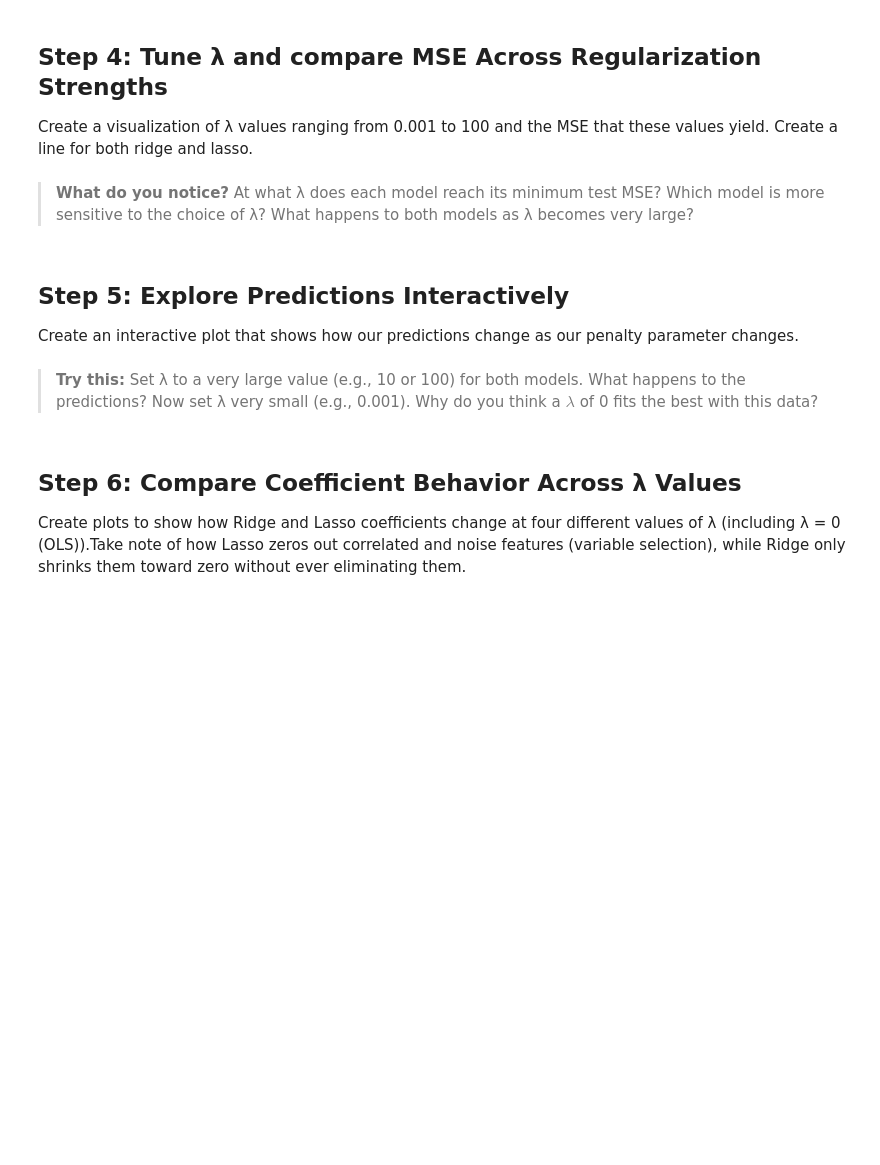
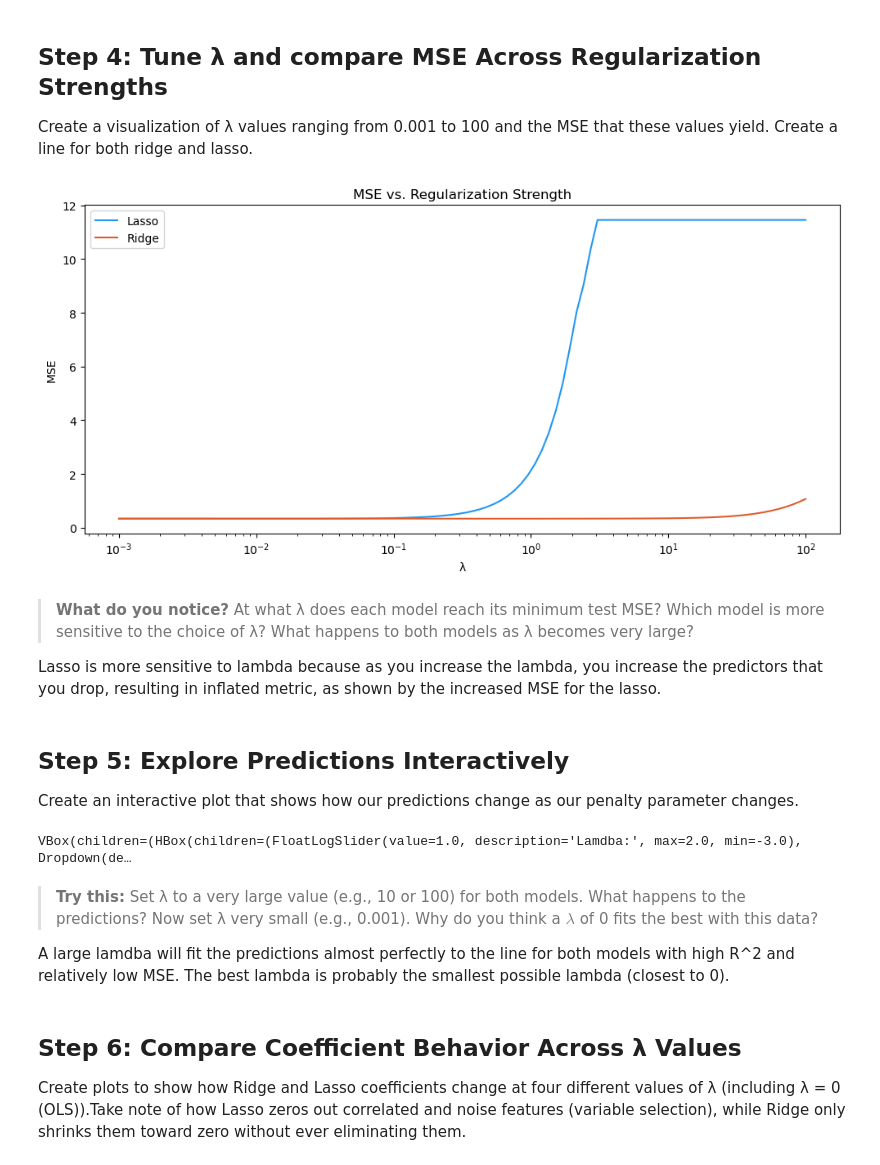
Before and after one commit to vedikaS-byte/eds232-labs, a Jupyter notebook: lab5.ipynb, the cells around one changed output. Saved outputs shown, nothing was run; the diff lists cells and outputs as text; code cells hidden in the pictures; blank space fills up the shorter version.

```diff
--- a/lab5.ipynb
+++ b/lab5.ipynb
@@ -64,6 +64,7 @@ X = np.column_stack([X1, X2, X3, X4, X5, X6])
 y = 3 * X1 + 2 * X2 + np.random.normal(0, 0.5, n_samples)
 # %%
 # Split data into training and testing sets
+X_train, X_test, y_train, y_test = train_test_split(X, y, test_size = 0.3, random_state= 42)
 # %% [markdown]
 **Note**: Our synthetic data were drawn from N(0,1), so they are already on the same scale. However, with real environmental data that is often not on the same scale, you would need to scale at this point.
 # %% [markdown]
@@ -83,12 +84,16 @@ Ridge keeps *all* predictors in the model. It shrinks their coefficients but nev
 Fit a Ridge model using sklearn's default λ and evaluate its performance on the test set.
 # %%
 # Create and fit Ridge regression model
+ridge_model = Ridge() # empty model
+# Fit to training data
+ridge_model.fit(X_train, y_train)
 
+# Generate predictions
+ridge_predictions = ridge_model.predict(X_test)
 
 # Calculate MSE and R^2 for Ridge regression
-
-
-
+ridge_mse = mean_squared_error(y_test, ridge_predictions)
+ridge_r2 = r2_score(y_test, ridge_predictions)
 
 print("Ridge Regression MSE:", ridge_mse)
 print("Ridge Regression R²:", ridge_r2)
@@ -104,10 +112,13 @@ This small change has a major consequence: the $\ell_1$ penalty can force coeffi
 Fit a Lasso model using sklearn's default λ and compare its performance to Ridge.
 # %%
 # Create and fit Lasso regression model
-
+lasso_model = Lasso()
+lasso_model.fit(X_train, y_train)
+lasso_predictions = lasso_model.predict(X_test)
 
 # Calculate MSE and R^2 for Lasso regression
-
+lasso_mse = mean_squared_error(y_test, lasso_predictions)
+lasso_r2 = r2_score(y_test, lasso_predictions)
 
 
 
@@ -121,24 +136,40 @@ print("Lasso Regression R²:", lasso_r2)
 Create a visualization of λ values ranging from 0.001 to 100 and the MSE that these values yield. Create a line for both ridge and lasso.
 # %%
 # Visualize lambdas against MSE for Lasso and Ridge
+mse_lasso = []
+mse_ridge = []
 
-# 100 values from 0.001 to 100
+lambdas = np.logspace(-3,2,100) # 100 values from 0.001 to 100
 
+for lam in lambdas:
+    lasso = Lasso(alpha = lam)
+    ridge = Ridge(alpha= lam)
+
+    lasso.fit(X_train, y_train)
+    ridge.fit(X_train, y_train)
+
+    # Evaluate on the test set
+    mse_lasso.append(mean_squared_error(y_test, lasso.predict(X_test)))
+    mse_ridge.append(mean_squared_error(y_test, ridge.predict(X_test)))
 
 
 
 plt.figure(figsize=(10, 5))
 plt.plot(lambdas, mse_lasso, label='Lasso', color='#2196F3')
 plt.plot(lambdas, mse_ridge, label='Ridge', color='#E05B2B')
 plt.xscale('log')
 plt.xlabel('λ')
 plt.ylabel('MSE')
 plt.title('MSE vs. Regularization Strength')
 plt.legend()
 plt.tight_layout()
 plt.show()
+# %% [output]
+[figure, added]
 # %% [markdown]
 > **What do you notice?** At what λ does each model reach its minimum test MSE? Which model is more sensitive to the choice of λ? What happens to both models as λ becomes very large?
+
+Lasso is more sensitive to lambda because as you increase the lambda, you increase the predictors that you drop, resulting in inflated metric, as shown by the increased MSE for the lasso.
 # %% [markdown]
 ## Step 5: Explore Predictions Interactively
 
@@ -147,12 +178,24 @@ Create an interactive plot that shows how our predictions change as our penalty
 from ipywidgets import FloatLogSlider, Dropdown, HBox, VBox, interactive_output
 from IPython.display import display
 
+lambda_slider = FloatLogSlider(value = 1, base = 10, min = -3, max =2, step = .1, description = "Lamdba:")
+model_dropdown= Dropdown(options = ["Lasso", "Ridge"], description = "Model:")
 
+def plot_predictions(lam, model_type):
 
+    # Color code by model type
+    color = "Blue" if model_type == "Lasso" else "#E05b2b"
+
+    model = Lasso(alpha=lam) if model_type == "Lasso" else Ridge(alpha = lam)
+    model.fit(X_train, y_train)
+    y_pred = model.predict(X_test)
+
+    mse = mean_squared_error(y_test, y_pred)
+    r2 = r2_score(y_test, y_pred)
 
     fig, ax = plt.subplots(figsize=(7, 6))
     # Add scatter
-
+    ax.scatter(y_test, y_pred, color = color, alpha = .6, s = 50)
     lims = [min(y_test.min(), y_pred.min()) - 0.5,
             max(y_test.max(), y_pred.max()) + 0.5]
     ax.plot(lims, lims, 'k--', lw=1.5, label='Perfect prediction')
@@ -167,8 +210,19 @@ from IPython.display import display
     plt.tight_layout()
     plt.show()
     plt.close(fig)
+
+# interact(plot_predictions, lam = lambda_slider, model_type = model_dropdown)
+
+
+
+out = interactive_output(plot_predictions, {'lam': lambda_slider, 'model_type': model_dropdown})
+display(VBox([HBox([lambda_slider, model_dropdown]), out]))
+# %% [output]
+VBox(children=(HBox(children=(FloatLogSlider(value=1.0, description='Lamdba:', max=2.0, min=-3.0), Dropdown(de…
 # %% [markdown]
 > **Try this:** Set λ to a very large value (e.g., 10 or 100) for both models. What happens to the predictions? Now set λ very small (e.g., 0.001). Why do you think a $\lambda$ of 0 fits the best with this data?
+
+A large lamdba will fit the predictions almost perfectly to the line for both models with high R^2 and relatively low MSE. The best lambda is probably the smallest possible lambda (closest to 0).
 # %% [markdown]
 ## Step 6: Compare Coefficient Behavior Across λ Values
 
```
Also changed, not shown: parts of 5 cells of this notebook.
